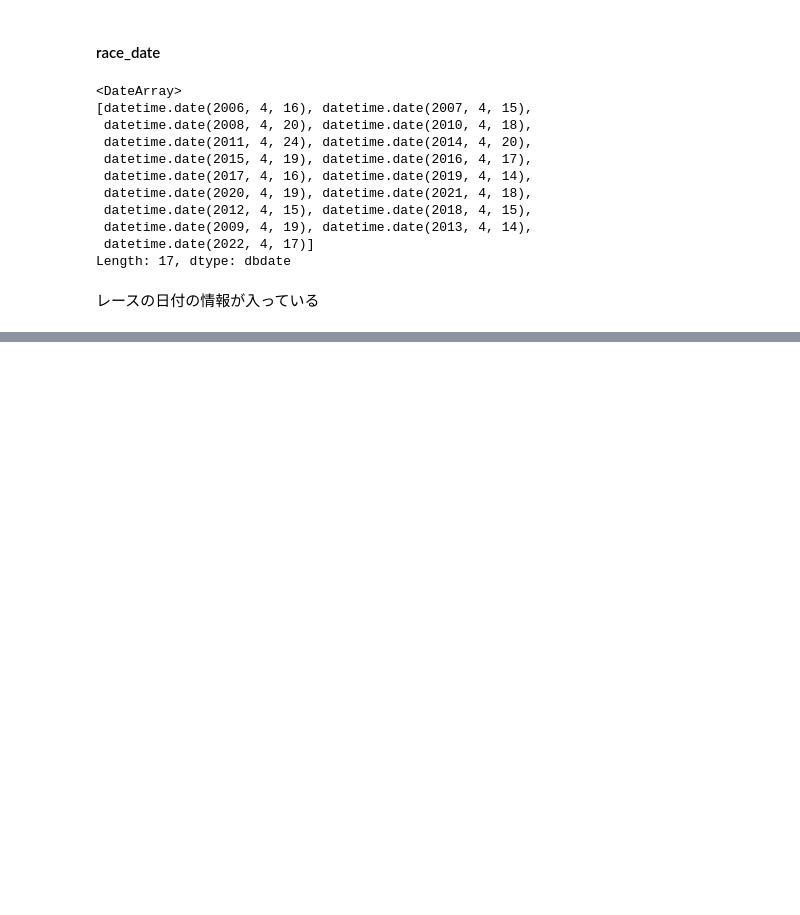
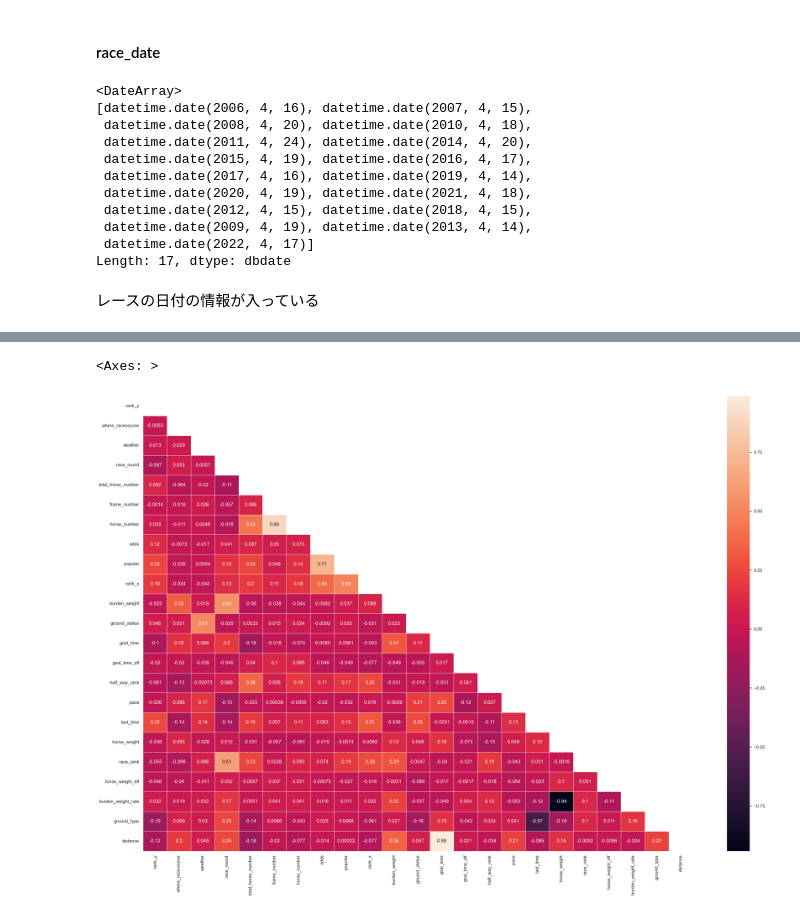
Before and after one commit to kawamottyan/to-be-a-rich, a Jupyter notebook: dataset/model/satsuki/EDA.ipynb, the cells around one changed output, grey strips where cells are left out. Cells and saved outputs as stored; diff of their text form; code cells hidden in the pictures; blank space fills up the shorter version.

```diff
--- a/dataset/model/satsuki/EDA.ipynb
+++ b/dataset/model/satsuki/EDA.ipynb
@@ -1616,0 +1739,23 @@ Length: 17, dtype: dbdate
+# %%
+#id系やいらないカラムを削除
+horse_race_df_marged_droped = horse_race_df_marged.drop(['horse_id',
+                                                          'race_id',
+                                                          'rider_id',
+                                                          'wined_horse_id',
+                                                          'target_race_id',
+                                                          'is_down',
+                                                          'is_obstacle',
+                                                          'is_left_right_straight'],
+                                                          axis=1
+                                                          )
+# %%
+import seaborn as sns
+sns.set(rc={'figure.figsize':(30,20)})
+sns.set(style="white")
+corr = horse_race_df_marged_droped.corr()
+mask = np.zeros_like(corr, dtype=bool)
+mask[np.triu_indices_from(mask)] = True
+sns.heatmap(data = corr, mask = mask, linewidth = 0.5, annot = True)
+# %% [output]
+<Axes: >
+[figure, added]
```
Also changed, not shown: parts of 22 cells of this notebook, 1 other file.
